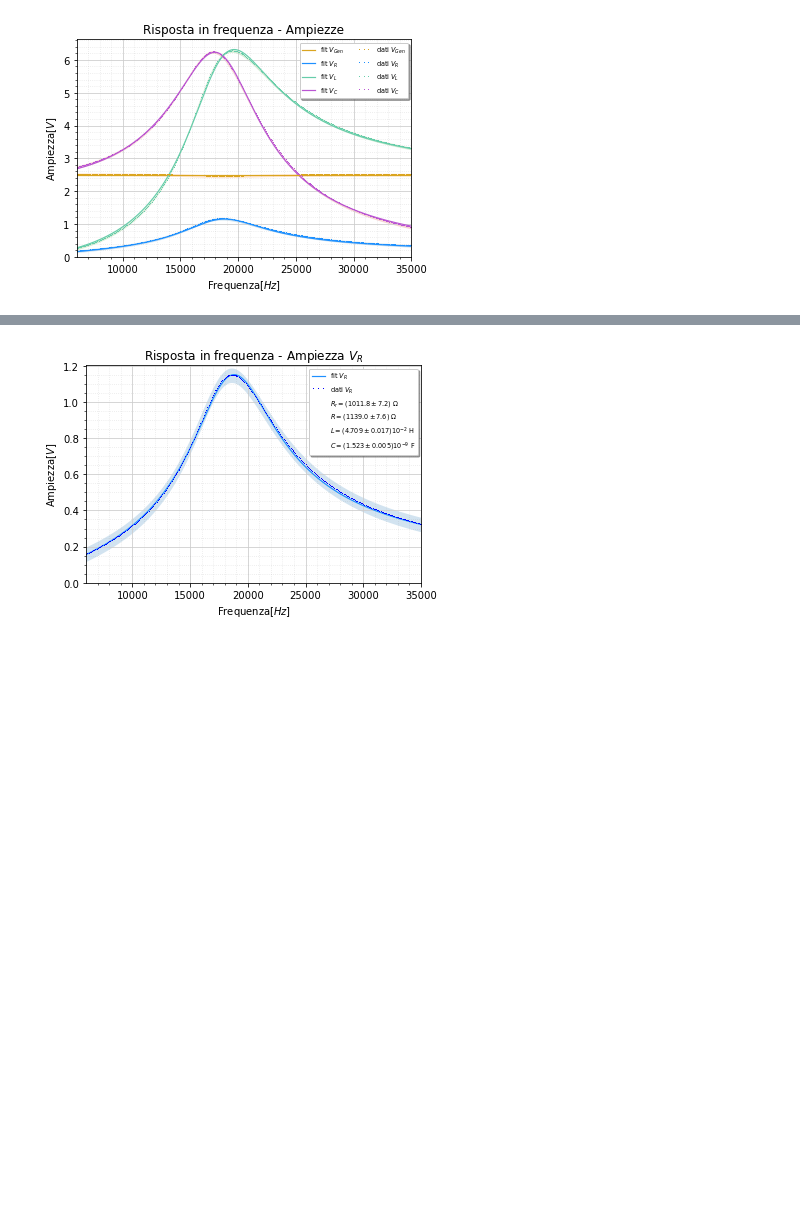
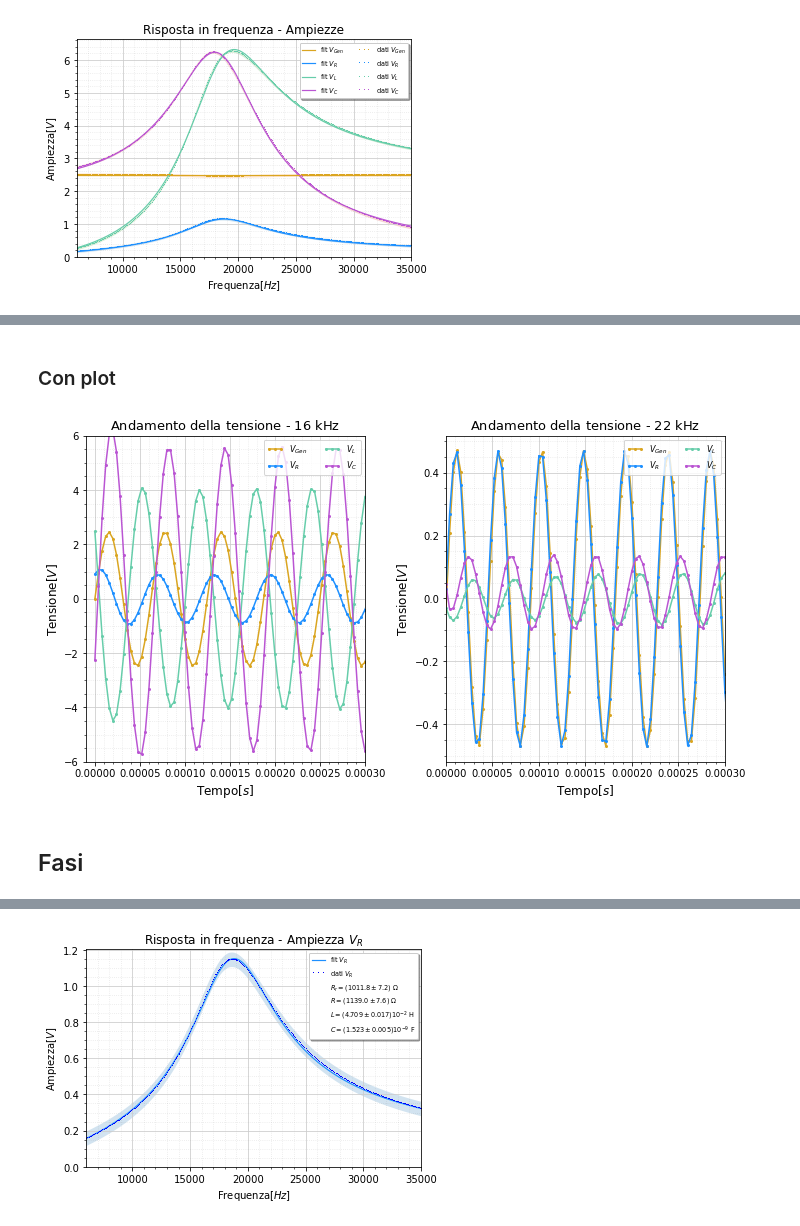
Before and after one commit to Feyn-23/Lab-II, a Jupyter notebook: code/graphs.ipynb, the cells around one changed output, grey strips where cells are left out. Cells and saved outputs as stored; diff of their text form; code cells hidden in the pictures; blank space fills up the shorter version.

```diff
--- a/code/graphs.ipynb
+++ b/code/graphs.ipynb
@@ -112,0 +148,17 @@ plt.savefig('../figs/Risposta-in-frequenza-ampiezze.pdf')
+# %%
+file_folder = '../data/III session/Voltage-time/'
+file_name = 'VTime16kHz.csv'
+data_file = file_folder + file_name
+time16,V_gen16, V_R16, V_L16, V_C16  = np.loadtxt(data_file, delimiter = ',', skiprows = 1, usecols = (0, 1, 2, 3, 4), unpack = True)
+file_name = 'VTime22kHz.csv'
+data_file = file_folder + file_name
+time22,V_gen22, V_R22, V_L22, V_C22  = np.loadtxt(data_file, delimiter = ',', skiprows = 1, usecols = (0, 1, 2, 3, 4), unpack = True)
+
+folder = '../data/III session/Voltage-time/'
+file_name = 'squareWave10Hz.csv'
+data_file = folder + file_name
+V_gen_sw = np.loadtxt(data_file, delimiter=',', skiprows=1, usecols=(1), unpack=True)
+
+from statistics import stdev
+
+error_voltage = stdev(V_gen_sw)
@@ -112,0 +271,60 @@ plt.savefig('../figs/Risposta-in-frequenza-ampiezze.pdf')
+# %% [markdown]
+### Con plot
+# %%
+# fig = plt.figure(figsize=(16,9))
+fig = plt.figure(figsize=(10,6))
+
+titles_size = 13
+labels_size = 9
+subfigs = fig.subfigures(1, 2)
+# subfigs[0].suptitle('Andamento della tensione - $16$ kHz', fontsize=titles_size)
+# subfigs[1].suptitle('Andamento della tensione - $22$ kHz', fontsize=titles_size)
+
+axsLeft = subfigs[0].subplots(1, 1)
+axsRight = subfigs[1].subplots(1, 1)
+
+
+m0, = axsLeft.plot(time16,V_gen16,marker='o',markersize=2,color='goldenrod',linestyle='solid')
+m1, = axsLeft.plot(time16,V_R16,marker='o',markersize=2,color='dodgerblue',linestyle='solid')
+m2, = axsLeft.plot(time16,V_L16,marker='o',markersize=2,color='mediumaquamarine',linestyle='solid')
+m3, = axsLeft.plot(time16,V_C16,marker='o',markersize=2,color='mediumorchid',linestyle='solid')
+# l0, = axsLeft.plot(x_new_16,y_gen_16,color='goldenrod',linestyle='solid',linewidth=1.2)
+# l1, = axsLeft.plot(x_new_16,y_R_16,color='dodgerblue',linestyle='solid',linewidth=1.2)
+# l2, = axsLeft.plot(x_new_16,y_L_16,color='mediumaquamarine',linestyle='solid',linewidth=1.2)
+# l3, = axsLeft.plot(x_new_16,y_C_16,color='mediumorchid',linestyle='solid',linewidth=1.2)
+
+axsLeft.set_xlim(-0.00001,0.0003)
+axsLeft.set_ylim(-6,6)
+axsLeft.set_title(r'Andamento della tensione - $16$ kHz',fontsize=13)
+axsLeft.set_xlabel(r'Tempo$[s]$',fontsize=12)
+axsLeft.set_ylabel(r'Tensione$[V]$',fontsize=12)
+axsLeft.grid(visible=True, which='major', color='0.8', linestyle='-')
+axsLeft.grid(visible=True, which='minor', color='gray', linestyle='dotted', alpha=0.2)
+axsLeft.minorticks_on()
+axsLeft.legend((m0 ,m1,m2,m3), (r'$V_{Gen}$','$V_R$','$V_L$','$V_C$'),ncol=2, loc='upper right', shadow=False,fancybox=True,fontsize=8,handler_map={m0: HandlerLine2D(numpoints=3),m1: HandlerLine2D(numpoints=3),m2: HandlerLine2D(numpoints=3),m3: HandlerLine2D(numpoints=3)})
+
+m0_, = axsRight.plot(time22,V_gen22,marker='o',markersize=2,color='goldenrod',linestyle='solid')
+m1_, = axsRight.plot(time22,V_R22,marker='o',markersize=2,color='dodgerblue',linestyle='solid')
+m2_, = axsRight.plot(time22,V_L22,marker='o',markersize=2,color='mediumaquamarine',linestyle='solid')
+m3_, = axsRight.plot(time22,V_C22,marker='o',markersize=2,color='mediumorchid',linestyle='solid')
+# l0_, = axsRight.plot(x_new_22,y_gen_22,color='goldenrod',linestyle='solid',linewidth=1.2)
+# l1_, = axsRight.plot(x_new_22,y_R_22,color='dodgerblue',linestyle='solid',linewidth=1.2)
+# l2_, = axsRight.plot(x_new_22,y_L_22,color='mediumaquamarine',linestyle='solid',linewidth=1.2)
+# l3_, = axsRight.plot(x_new_22,y_C_22,color='mediumorchid',linestyle='solid',linewidth=1.2)
+
+axsRight.set_xlim(0,0.0003)
+# axsRight.set_ylim(-6,6)
+axsRight.set_title(r'Andamento della tensione - $22$ kHz',fontsize=13)
+axsRight.set_xlabel(r'Tempo$[s]$',fontsize=12)
+axsRight.set_ylabel(r'Tensione$[V]$',fontsize=12)
+axsRight.grid(visible=True, which='major', color='0.8', linestyle='-')
+axsRight.grid(visible=True, which='minor', color='gray', linestyle='dotted', alpha=0.2)
+axsRight.minorticks_on()
+axsRight.legend((m0_ ,m1_,m2_,m3_), (r'$V_{Gen}$','$V_R$','$V_L$','$V_C$'),ncol=2, loc='upper right', shadow=False,fancybox=True,fontsize=8,handler_map={m0_: HandlerLine2D(numpoints=3),m1_: HandlerLine2D(numpoints=3),m2_: HandlerLine2D(numpoints=3),m3_: HandlerLine2D(numpoints=3)})
+
+
+plt.savefig('../figs/tensione-tempo.pdf')
+# %% [output]
+[figure, added]
+# %% [markdown]
+## Fasi
```
Also changed, not shown: parts of 18 cells of this notebook, 11 other files.
